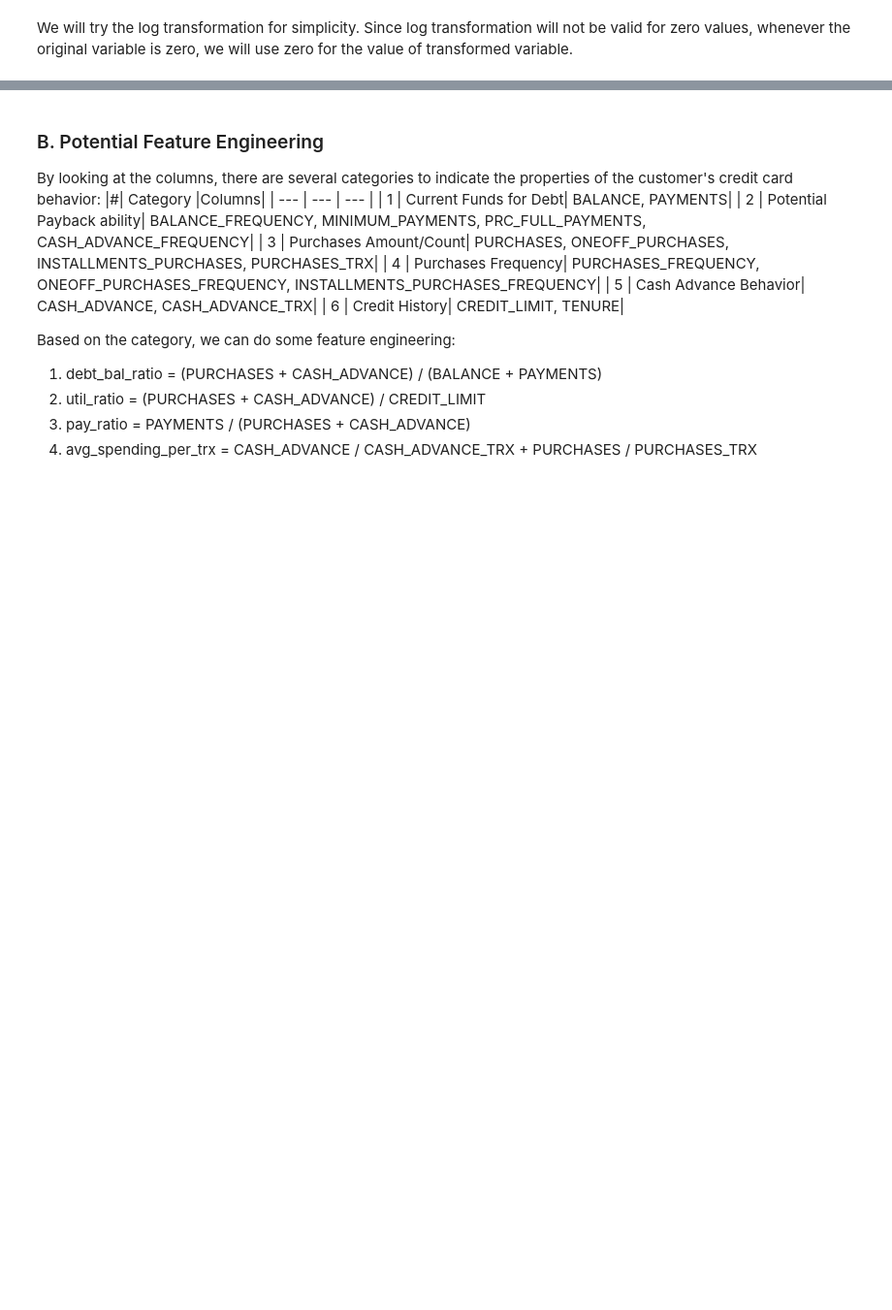
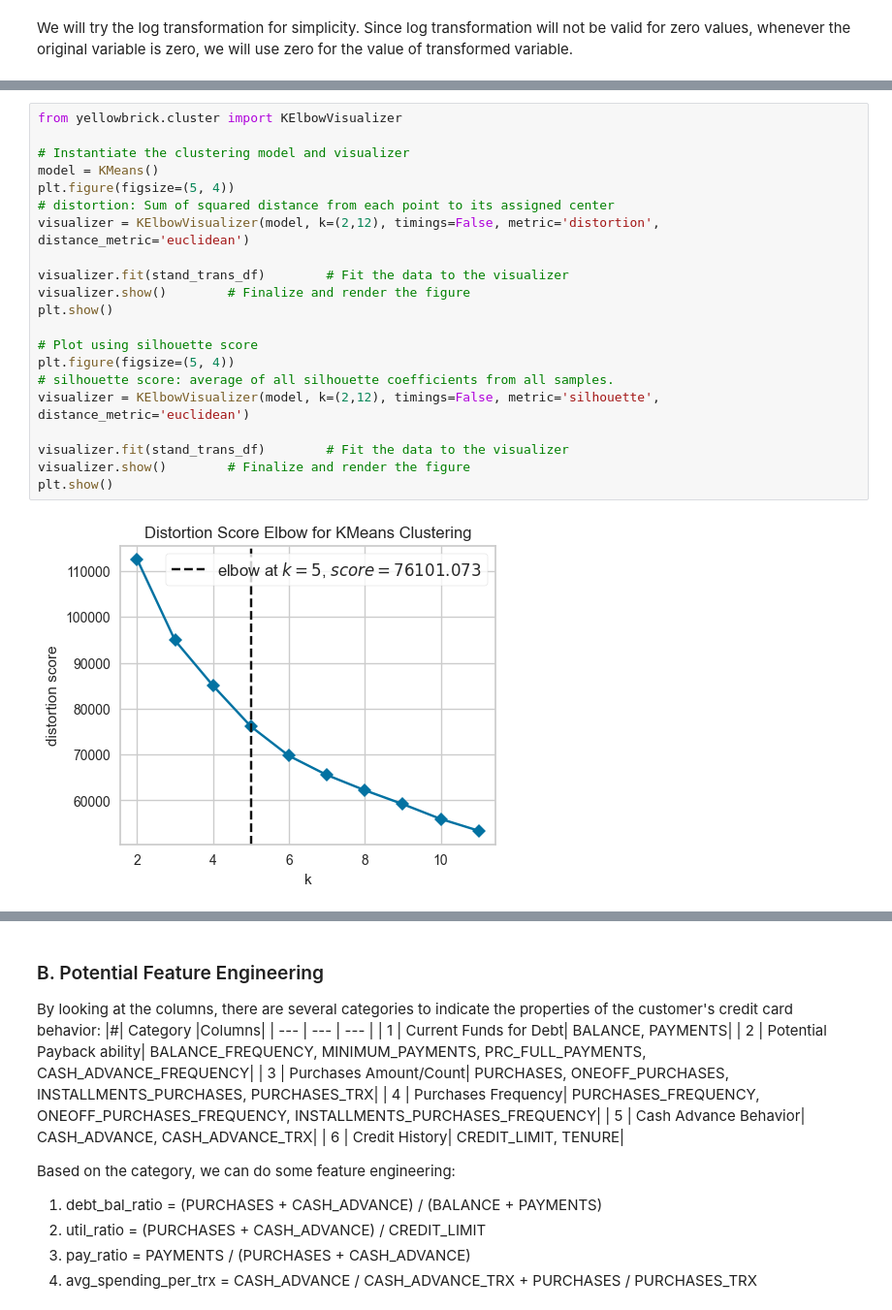
Before and after one commit to southnorthist/kaggle_analysis, a Jupyter notebook: Projects/marketing-analytics/credit-card-customer-segmentation/cc_clustering.ipynb, the cells around one changed output, grey strips where cells are left out. Shown at 97% size. Saved outputs shown, nothing was run; the diff lists cells and outputs as text; blank space fills up the shorter version.

Commit message:
modified clustering for credit card project

```diff
--- a/Projects/marketing-analytics/credit-card-customer-segmentation/cc_clustering.ipynb
+++ b/Projects/marketing-analytics/credit-card-customer-segmentation/cc_clustering.ipynb
@@ -459,0 +485,23 @@ prep.plot_all_dist(transformed_log, (18, 12), num_var, 4, 5)
+# %%
+from yellowbrick.cluster import KElbowVisualizer
+
+# Instantiate the clustering model and visualizer
+model = KMeans()
+plt.figure(figsize=(5, 4))
+# distortion: Sum of squared distance from each point to its assigned center
+visualizer = KElbowVisualizer(model, k=(2,12), timings=False, metric='distortion', distance_metric='euclidean')
+
+visualizer.fit(stand_trans_df)        # Fit the data to the visualizer
+visualizer.show()        # Finalize and render the figure
+plt.show()
+
+# Plot using silhouette score
+plt.figure(figsize=(5, 4))
+# silhouette score: average of all silhouette coefficients from all samples.
+visualizer = KElbowVisualizer(model, k=(2,12), timings=False, metric='silhouette', distance_metric='euclidean')
+
+visualizer.fit(stand_trans_df)        # Fit the data to the visualizer
+visualizer.show()        # Finalize and render the figure
+plt.show()
+# %% [output]
+[figure, added]
```
Also changed, not shown: parts of 54 cells of this notebook, 1 other file.
